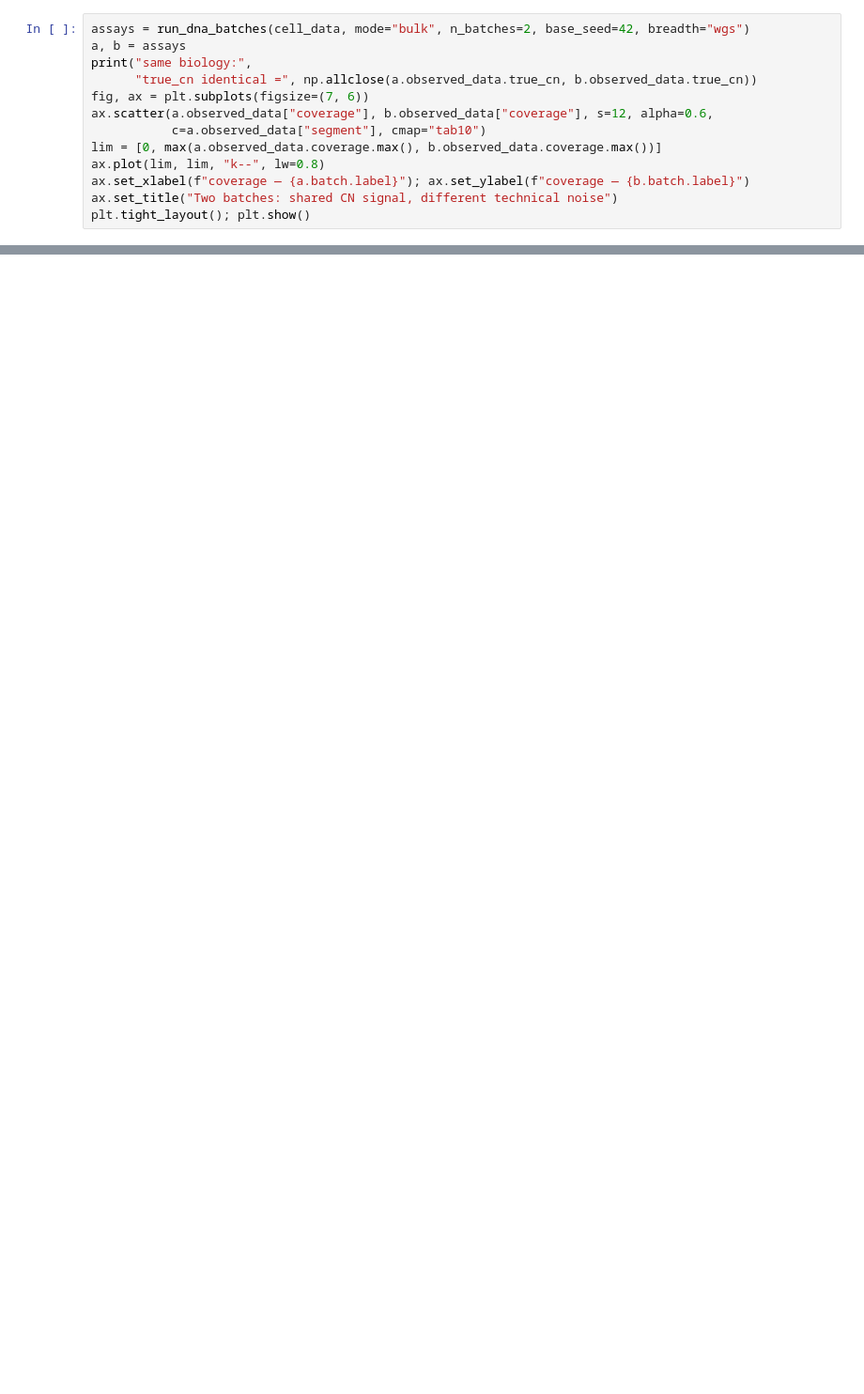
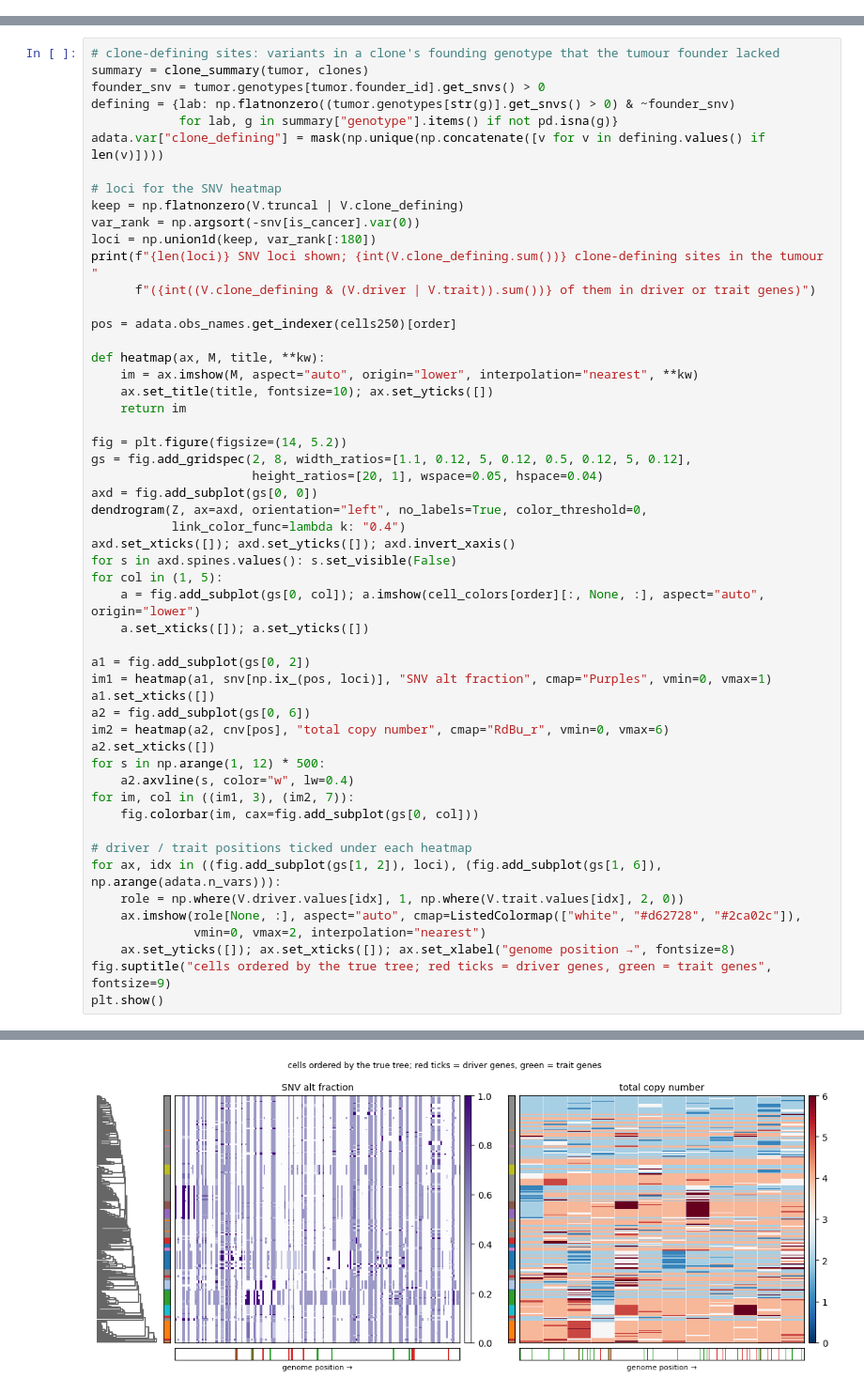
Before and after one commit to pedrofale/iscc, a Jupyter notebook: notebooks/assay_dna.ipynb, the cells around one changed output, grey strips where cells are left out. Shown at 94% size. Drawn from its saved outputs; the diff is of its cells as text; blank space fills up the shorter version.

```diff
--- a/notebooks/assay_dna.ipynb
+++ b/notebooks/assay_dna.ipynb
@@ -292,13 +0,0 @@ panel-of-normals normalization / batch correction — `run_dna_batches` builds i
-# %%
-assays = run_dna_batches(cell_data, mode="bulk", n_batches=2, base_seed=42, breadth="wgs")
-a, b = assays
-print("same biology:",
-      "true_cn identical =", np.allclose(a.observed_data.true_cn, b.observed_data.true_cn))
-fig, ax = plt.subplots(figsize=(7, 6))
-ax.scatter(a.observed_data["coverage"], b.observed_data["coverage"], s=12, alpha=0.6,
-           c=a.observed_data["segment"], cmap="tab10")
-lim = [0, max(a.observed_data.coverage.max(), b.observed_data.coverage.max())]
-ax.plot(lim, lim, "k--", lw=0.8)
-ax.set_xlabel(f"coverage — {a.batch.label}"); ax.set_ylabel(f"coverage — {b.batch.label}")
-ax.set_title("Two batches: shared CN signal, different technical noise")
-plt.tight_layout(); plt.show()
@@ -360,0 +168,54 @@ concentration, the GC-curve parameters, and the sequencing `error_rate`.
+# %%
+# clone-defining sites: variants in a clone's founding genotype that the tumour founder lacked
+summary = clone_summary(tumor, clones)
+founder_snv = tumor.genotypes[tumor.founder_id].get_snvs() > 0
+defining = {lab: np.flatnonzero((tumor.genotypes[str(g)].get_snvs() > 0) & ~founder_snv)
+            for lab, g in summary["genotype"].items() if not pd.isna(g)}
+adata.var["clone_defining"] = mask(np.unique(np.concatenate([v for v in defining.values() if len(v)])))
+
+# loci for the SNV heatmap
+keep = np.flatnonzero(V.truncal | V.clone_defining)
+var_rank = np.argsort(-snv[is_cancer].var(0))
+loci = np.union1d(keep, var_rank[:180])
+print(f"{len(loci)} SNV loci shown; {int(V.clone_defining.sum())} clone-defining sites in the tumour "
+      f"({int((V.clone_defining & (V.driver | V.trait)).sum())} of them in driver or trait genes)")
+
+pos = adata.obs_names.get_indexer(cells250)[order]
+
+def heatmap(ax, M, title, **kw):
+    im = ax.imshow(M, aspect="auto", origin="lower", interpolation="nearest", **kw)
+    ax.set_title(title, fontsize=10); ax.set_yticks([])
+    return im
+
+fig = plt.figure(figsize=(14, 5.2))
+gs = fig.add_gridspec(2, 8, width_ratios=[1.1, 0.12, 5, 0.12, 0.5, 0.12, 5, 0.12],
+                      height_ratios=[20, 1], wspace=0.05, hspace=0.04)
+axd = fig.add_subplot(gs[0, 0])
+dendrogram(Z, ax=axd, orientation="left", no_labels=True, color_threshold=0,
+           link_color_func=lambda k: "0.4")
+axd.set_xticks([]); axd.set_yticks([]); axd.invert_xaxis()
+for s in axd.spines.values(): s.set_visible(False)
+for col in (1, 5):
+    a = fig.add_subplot(gs[0, col]); a.imshow(cell_colors[order][:, None, :], aspect="auto", origin="lower")
+    a.set_xticks([]); a.set_yticks([])
+
+a1 = fig.add_subplot(gs[0, 2])
+im1 = heatmap(a1, snv[np.ix_(pos, loci)], "SNV alt fraction", cmap="Purples", vmin=0, vmax=1)
+a1.set_xticks([])
+a2 = fig.add_subplot(gs[0, 6])
+im2 = heatmap(a2, cnv[pos], "total copy number", cmap="RdBu_r", vmin=0, vmax=6)
+a2.set_xticks([])
+for s in np.arange(1, 12) * 500:
+    a2.axvline(s, color="w", lw=0.4)
+for im, col in ((im1, 3), (im2, 7)):
+    fig.colorbar(im, cax=fig.add_subplot(gs[0, col]))
+
+# driver / trait positions ticked under each heatmap
+for ax, idx in ((fig.add_subplot(gs[1, 2]), loci), (fig.add_subplot(gs[1, 6]), np.arange(adata.n_vars))):
+    role = np.where(V.driver.values[idx], 1, np.where(V.trait.values[idx], 2, 0))
+    ax.imshow(role[None, :], aspect="auto", cmap=ListedColormap(["white", "#d62728", "#2ca02c"]),
+              vmin=0, vmax=2, interpolation="nearest")
+    ax.set_yticks([]); ax.set_xticks([]); ax.set_xlabel("genome position →", fontsize=8)
+fig.suptitle("cells ordered by the true tree; red ticks = driver genes, green = trait genes", fontsize=9)
+plt.show()
+# %% [output]
@@ -360,0 +223 @@ concentration, the GC-curve parameters, and the sequencing `error_rate`.
+[figure, added]
```
Also changed, not shown: parts of 70 cells of this notebook, 4 other files.
